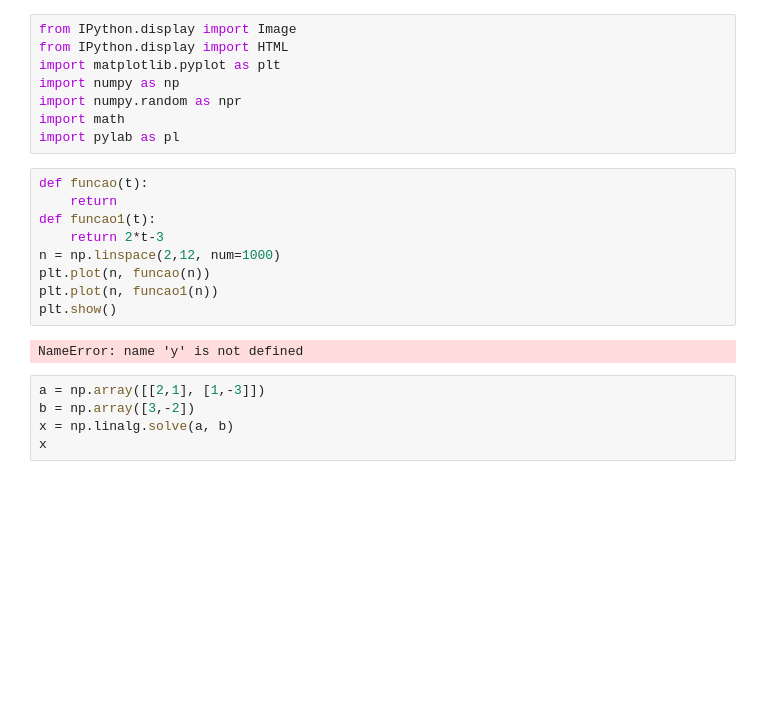
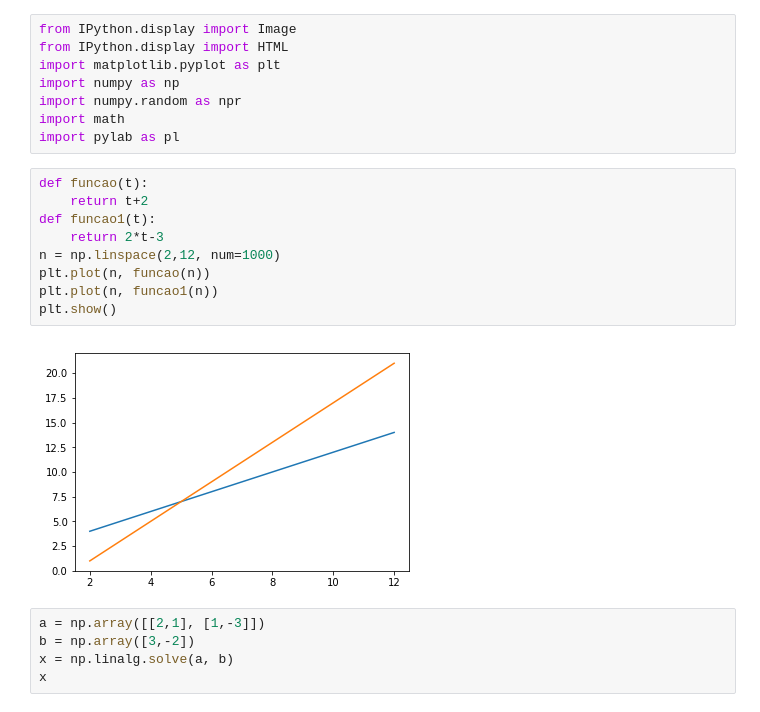
Before and after one commit to CATUABAisLIFE/Aula06, a Jupyter notebook: Aula06_Luan.ipynb, the cells around one changed output. Drawn from its saved outputs; the diff is of its cells as text; blank space fills up the shorter version.

```diff
--- a/Aula06_Luan.ipynb
+++ b/Aula06_Luan.ipynb
@@ -8,15 +8,15 @@ import math
 import pylab as pl
 # %%
 def funcao(t):
-    return
+    return t+2
 def funcao1(t):
     return 2*t-3
 n = np.linspace(2,12, num=1000)
 plt.plot(n, funcao(n))
 plt.plot(n, funcao1(n))
 plt.show()
 # %% [output]
-NameError: name 'y' is not defined
+[figure, added]
 # %%
 a = np.array([[2,1], [1,-3]])
 b = np.array([3,-2])
```
Also changed, not shown: parts of 2 cells of this notebook.
